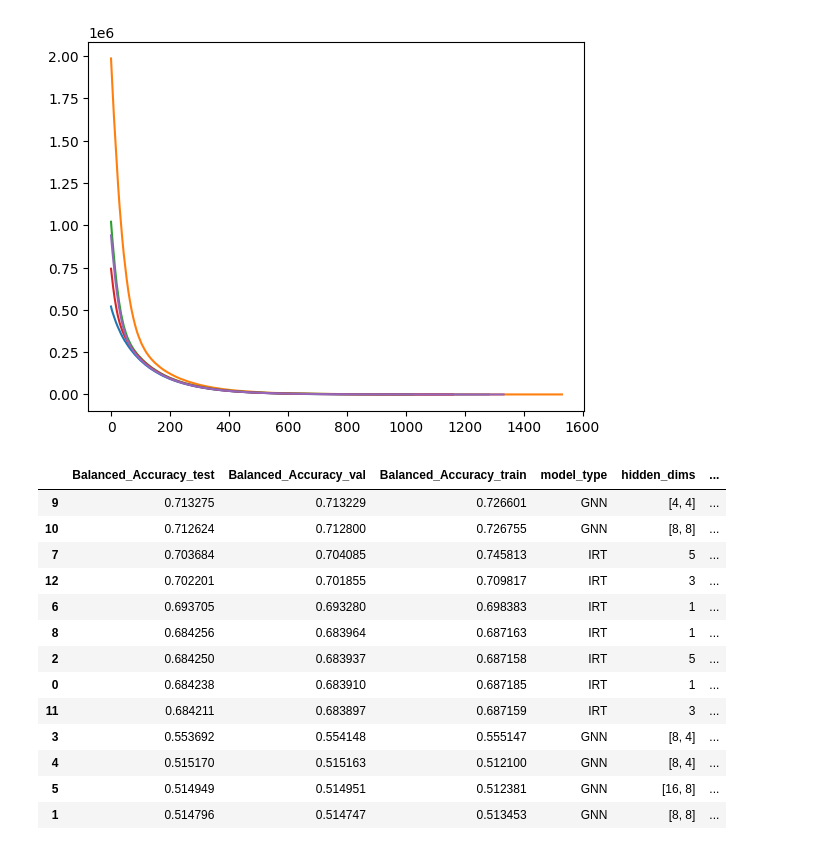
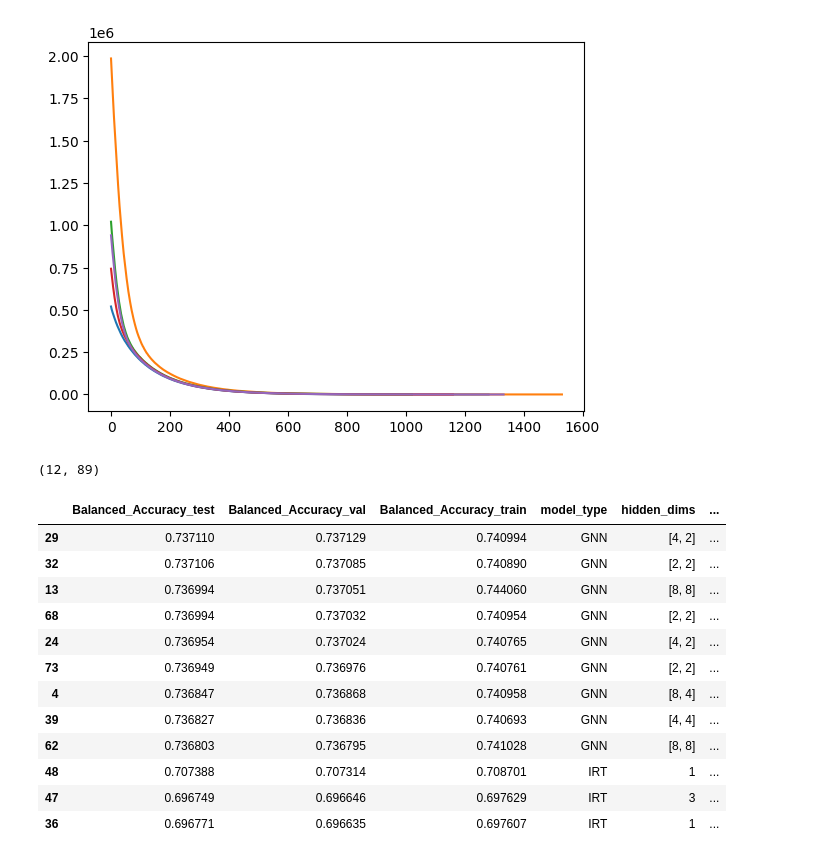
Before and after one commit to lisiq/Modelling-Students-Learning, a Jupyter notebook: showcase_results.ipynb, the cells around one changed output. Cells and saved outputs as stored; diff of their text form; code cells hidden in the pictures.

```diff
--- a/showcase_results.ipynb
+++ b/showcase_results.ipynb
@@ -113,26 +113,33 @@ plt.show()
 # %% [output]
 [figure]
 # %%
-
+df = df.query("df_name == 'mindsteps_set_full'")
+#df = df.query("df_name == 'mindsteps_set_matrix'")
+# mindsteps_set_matrix
 df['Balanced_Accuracy_test'] = (sum([df[f'Balanced Accuracy_{i}_test'] for i in range(nfolds)]))/nfolds
 df['Balanced_Accuracy_val'] = (sum([df[f'Balanced Accuracy_{i}_val'] for i in range(nfolds)]))/nfolds
 df['Balanced_Accuracy_train'] = (sum([df[f'Balanced Accuracy_{i}_train'] for i in range(nfolds)]))/nfolds
 cols = ['Balanced_Accuracy_test', 'Balanced_Accuracy_val', 'Balanced_Accuracy_train', 'model_type',
-        'hidden_dims', 'weight_decay', 'lambda1', 'lambda2', 'epochs', 'df_name',  'learning_rate', 'early_stopping',
+        'hidden_dims', 'decoder_dim', 'batch_norm', 'dropout', 'weight_decay', 'lambda1', 'lambda2', 'epochs', 'df_name',  'learning_rate', 'early_stopping',
         ]
-df[cols].sort_values('Balanced_Accuracy_test', ascending=False)
+print(df.shape)
+
+pd.set_option('display.max_columns', None)
+pd.set_option('display.max_rows', None)
+
+df[cols].sort_values('Balanced_Accuracy_val', ascending=False)
 # %% [output]
+(12, 89)
 |  | Balanced_Accuracy_test | Balanced_Accuracy_val | Balanced_Accuracy_train | model_type | hidden_dims | ... |
-| 9 | 0.713275 | 0.713229 | 0.726601 | GNN | [4, 4] | ... |
-| 10 | 0.712624 | 0.712800 | 0.726755 | GNN | [8, 8] | ... |
-| 7 | 0.703684 | 0.704085 | 0.745813 | IRT | 5 | ... |
-| 12 | 0.702201 | 0.701855 | 0.709817 | IRT | 3 | ... |
-| 6 | 0.693705 | 0.693280 | 0.698383 | IRT | 1 | ... |
-| 8 | 0.684256 | 0.683964 | 0.687163 | IRT | 1 | ... |
-| 2 | 0.684250 | 0.683937 | 0.687158 | IRT | 5 | ... |
-| 0 | 0.684238 | 0.683910 | 0.687185 | IRT | 1 | ... |
-| 11 | 0.684211 | 0.683897 | 0.687159 | IRT | 3 | ... |
-| 3 | 0.553692 | 0.554148 | 0.555147 | GNN | [8, 4] | ... |
-| 4 | 0.515170 | 0.515163 | 0.512100 | GNN | [8, 4] | ... |
-| 5 | 0.514949 | 0.514951 | 0.512381 | GNN | [16, 8] | ... |
-| 1 | 0.514796 | 0.514747 | 0.513453 | GNN | [8, 8] | ... |
+| 29 | 0.737110 | 0.737129 | 0.740994 | GNN | [4, 2] | ... |
+| 32 | 0.737106 | 0.737085 | 0.740890 | GNN | [2, 2] | ... |
+| 13 | 0.736994 | 0.737051 | 0.744060 | GNN | [8, 8] | ... |
+| 68 | 0.736994 | 0.737032 | 0.740954 | GNN | [2, 2] | ... |
+| 24 | 0.736954 | 0.737024 | 0.740765 | GNN | [4, 2] | ... |
+| 73 | 0.736949 | 0.736976 | 0.740761 | GNN | [2, 2] | ... |
+| 4 | 0.736847 | 0.736868 | 0.740958 | GNN | [8, 4] | ... |
+| 39 | 0.736827 | 0.736836 | 0.740693 | GNN | [4, 4] | ... |
+| 62 | 0.736803 | 0.736795 | 0.741028 | GNN | [8, 8] | ... |
+| 48 | 0.707388 | 0.707314 | 0.708701 | IRT | 1 | ... |
+| 47 | 0.696749 | 0.696646 | 0.697629 | IRT | 3 | ... |
+| 36 | 0.696771 | 0.696635 | 0.697607 | IRT | 1 | ... |
```
Also changed, not shown: parts of 1 cell of this notebook, 8 other files.
